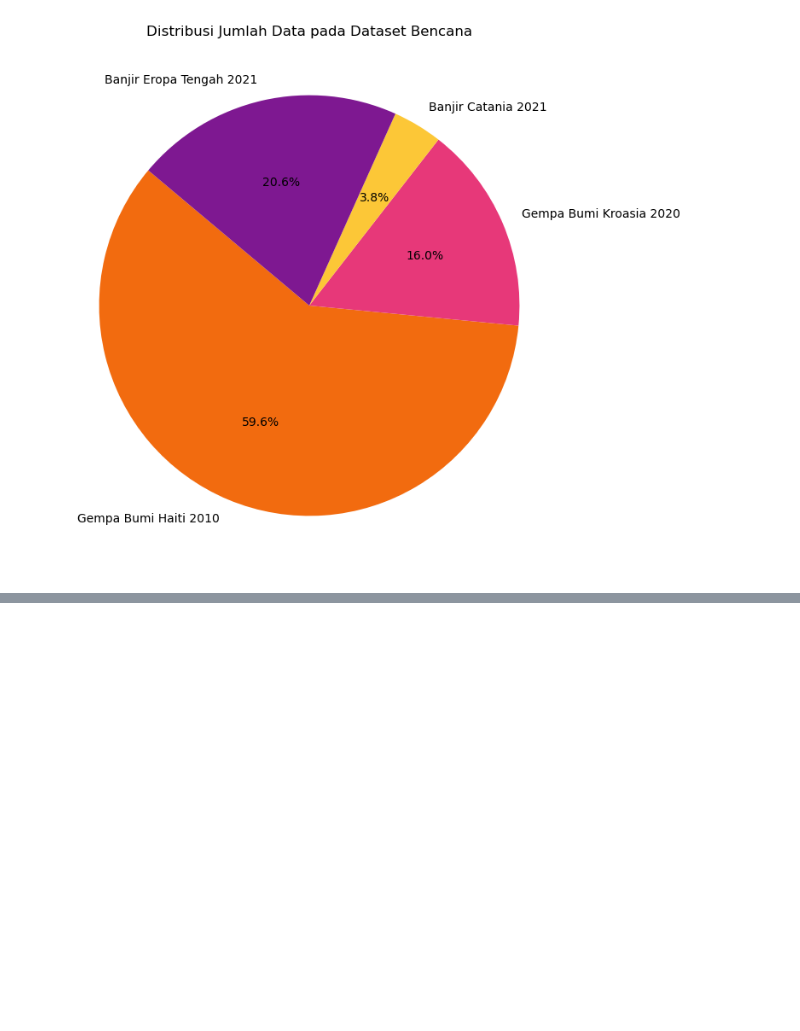
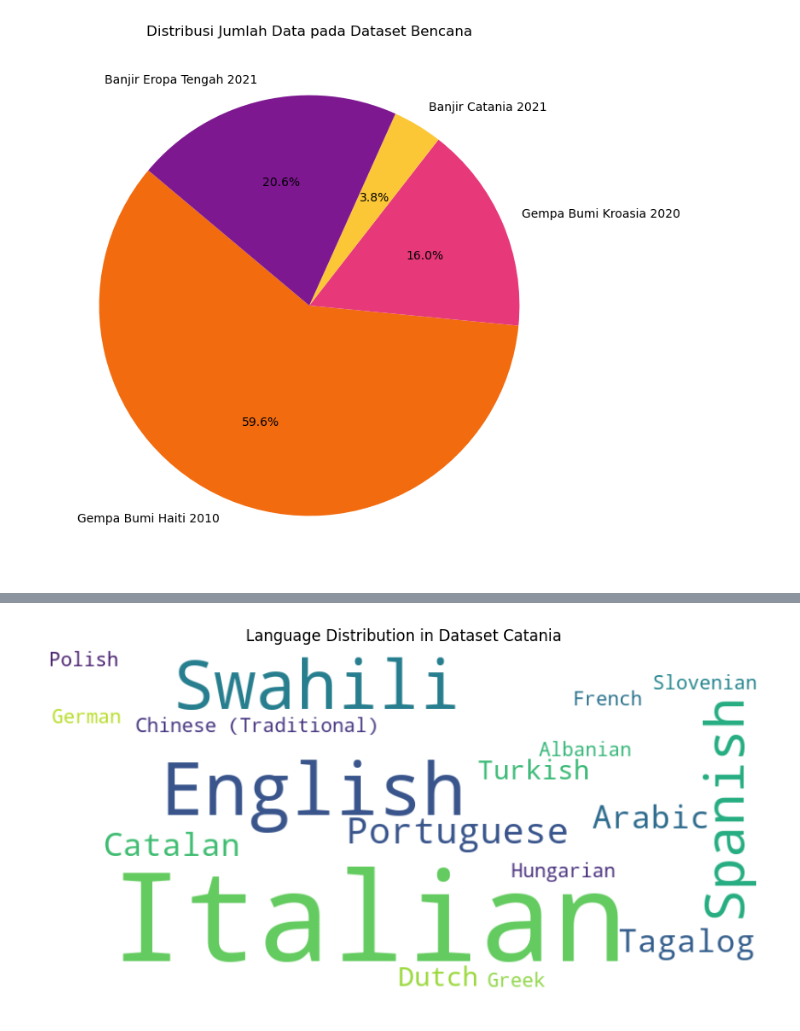
Before and after one commit to YogaaPratama/sentiment-analysis-disaster-svm, a Jupyter notebook: informasi-dataset.ipynb, the cells around one changed output, grey strips where cells are left out. Saved outputs shown, nothing was run; the diff lists cells and outputs as text; code cells hidden in the pictures; blank space fills up the shorter version.

```diff
--- a/informasi-dataset.ipynb
+++ b/informasi-dataset.ipynb
@@ -20,0 +48,23 @@ plt.show()
+# %%
+from wordcloud import WordCloud
+import matplotlib.pyplot as plt
+
+# Data distribusi bahasa
+catania_data = {
+    'Italian': 126, 'English': 22, 'Swahili': 19, 'Spanish': 11, 'Portuguese': 4,
+    'Tagalog': 3, 'Arabic': 3, 'Catalan': 3, 'Turkish': 2, 'Dutch': 2,
+    'Polish': 1, 'Slovenian': 1, 'Greek': 1, 'French': 1, 'Hungarian': 1,
+    'Chinese (Traditional)': 1, 'German': 1, 'Albanian': 1
+}
+
+# Membuat word cloud
+wordcloud = WordCloud(width=800, height=400, background_color='white').generate_from_frequencies(catania_data)
+
+# Menampilkan word cloud
+plt.figure(figsize=(10, 6))
+plt.imshow(wordcloud, interpolation='bilinear')
+plt.axis('off')
+plt.title("Language Distribution in Dataset Catania")
+plt.show()
+# %% [output]
+[figure, added]
```
Also changed, not shown: parts of 5 cells of this notebook, 38 other files.
